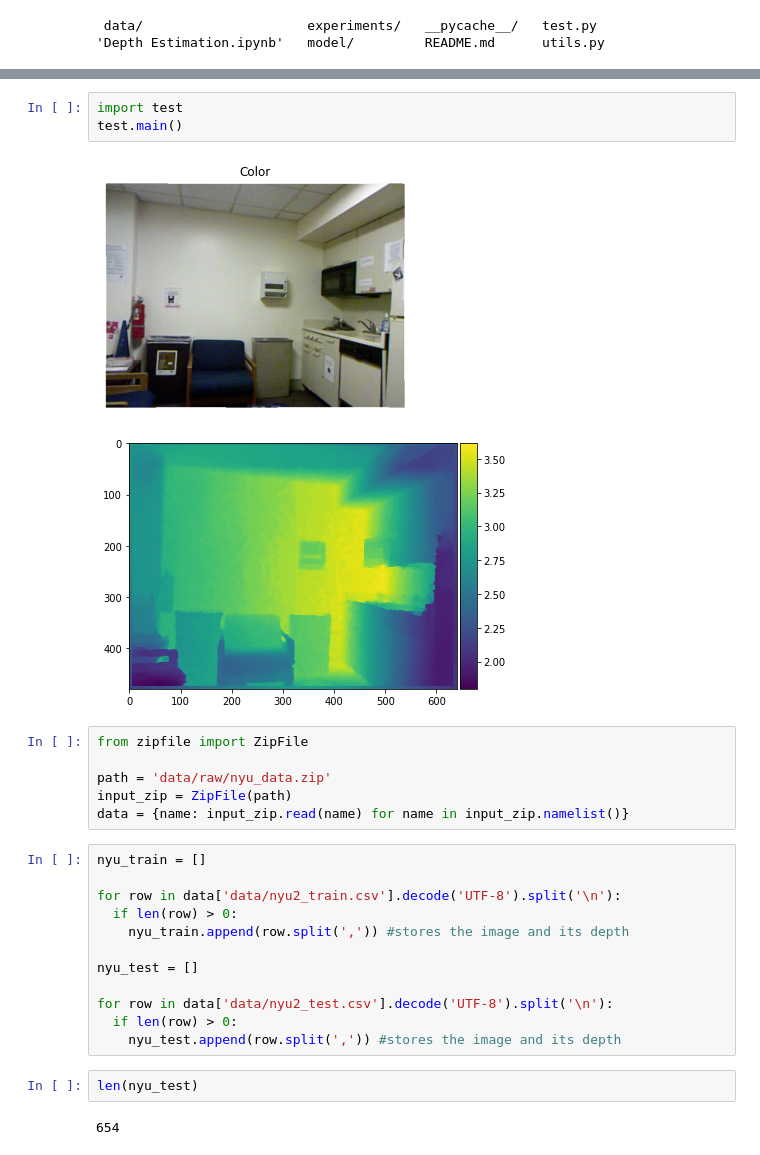
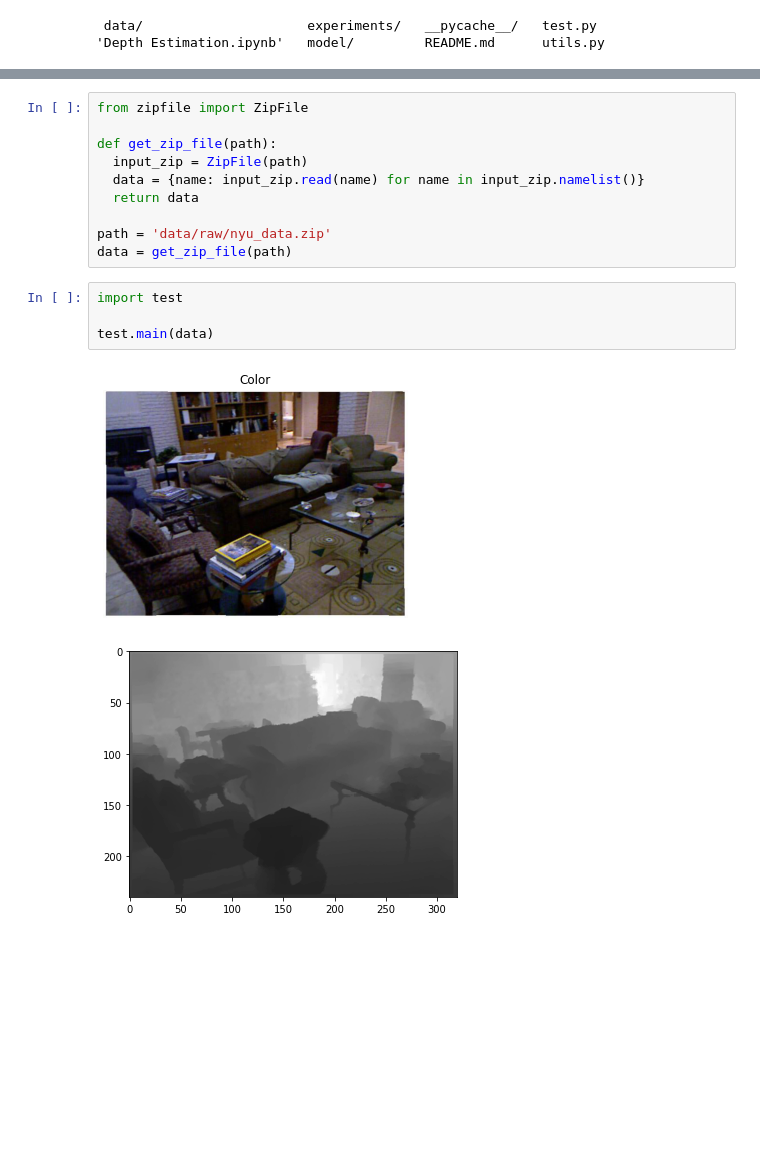
Before and after one commit to ashok-arjun/Monocular-Depth-Estimation, a Jupyter notebook: Depth Estimation.ipynb, the cells around one changed output, grey strips where cells are left out. Saved outputs shown, nothing was run; the diff lists cells and outputs as text; blank space fills up the shorter version.

Commit message:
data loader works

```diff
--- a/Depth Estimation.ipynb
+++ b/Depth Estimation.ipynb
@@ -77,28 +74,17 @@ The autoreload extension is already loaded. To reload it, use:
+# %%
+from zipfile import ZipFile
+
+def get_zip_file(path):
+  input_zip = ZipFile(path)
+  data = {name: input_zip.read(name) for name in input_zip.namelist()}
+  return data
+
+path = 'data/raw/nyu_data.zip'
+data = get_zip_file(path)
 # %%
 import test
-test.main()
+
+test.main(data)
 # %% [output]
-[figure, old version]
+[figure, new version]
-[figure, old version]
+[figure, new version]
-# %%
-from zipfile import ZipFile
-
-path = 'data/raw/nyu_data.zip'
-input_zip = ZipFile(path)
-data = {name: input_zip.read(name) for name in input_zip.namelist()}
-# %%
-nyu_train = []
-
-for row in data['data/nyu2_train.csv'].decode('UTF-8').split('\n'):
-  if len(row) > 0:
-    nyu_train.append(row.split(',')) #stores the image and its depth
-
-nyu_test = []
-
-for row in data['data/nyu2_test.csv'].decode('UTF-8').split('\n'):
-  if len(row) > 0:
-    nyu_test.append(row.split(',')) #stores the image and its depth
-# %%
-len(nyu_test)
-# %% [output]
-654
```
Also changed, not shown: parts of 6 cells of this notebook, 2 other files.
